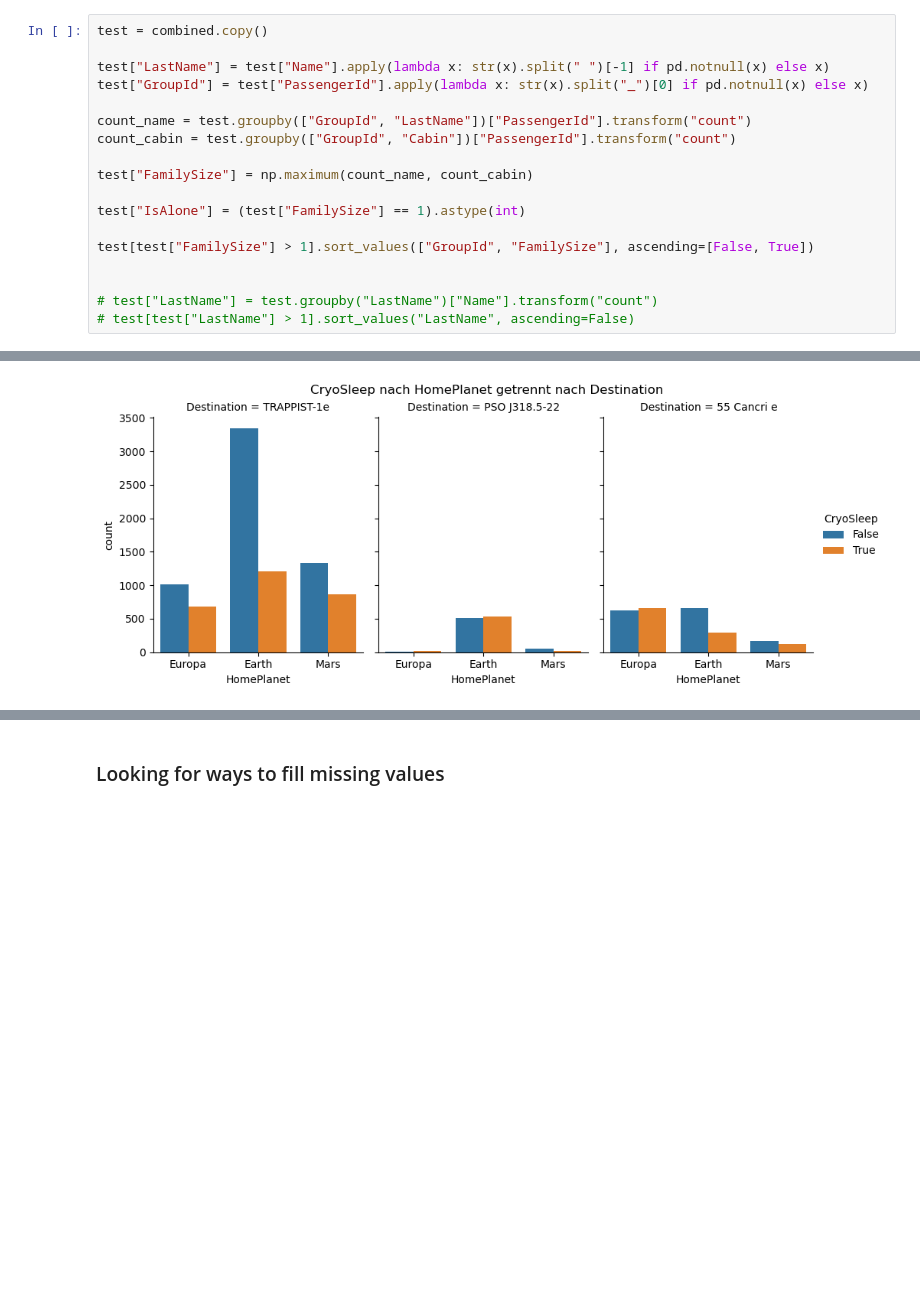
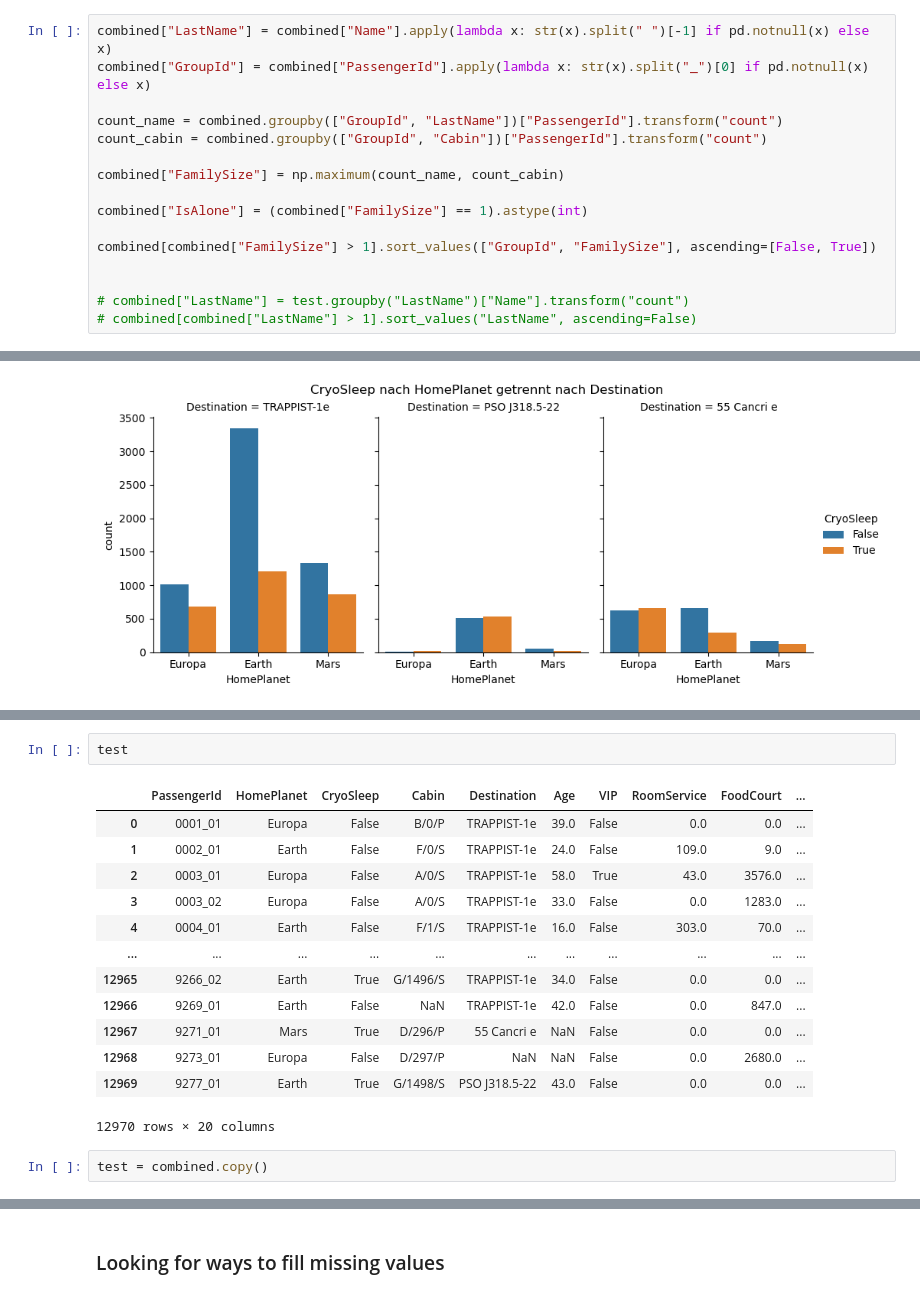
Before and after one commit to aKravtschenko/learning_ml, a Jupyter notebook: spaceship-titanic.ipynb, the cells around one changed output, grey strips where cells are left out. Drawn from its saved outputs; the diff is of its cells as text; blank space fills up the shorter version.

```diff
--- a/spaceship-titanic.ipynb
+++ b/spaceship-titanic.ipynb
@@ -137,23 +122,21 @@ combined.describe()
 | 75% | 38.000000 | 49.000000 | 77.000000 | 29.000000 | 57.000000 | 42.000000 |
 | max | 79.000000 | 14327.000000 | 29813.000000 | 23492.000000 | 22408.000000 | 24133.000000 |
 # %%
-test = combined.copy()
+combined["LastName"] = combined["Name"].apply(lambda x: str(x).split(" ")[-1] if pd.notnull(x) else x)
+combined["GroupId"] = combined["PassengerId"].apply(lambda x: str(x).split("_")[0] if pd.notnull(x) else x)
 
-test["LastName"] = test["Name"].apply(lambda x: str(x).split(" ")[-1] if pd.notnull(x) else x)
-test["GroupId"] = test["PassengerId"].apply(lambda x: str(x).split("_")[0] if pd.notnull(x) else x)
+count_name = combined.groupby(["GroupId", "LastName"])["PassengerId"].transform("count")
+count_cabin = combined.groupby(["GroupId", "Cabin"])["PassengerId"].transform("count")
 
-count_name = test.groupby(["GroupId", "LastName"])["PassengerId"].transform("count")
-count_cabin = test.groupby(["GroupId", "Cabin"])["PassengerId"].transform("count")
+combined["FamilySize"] = np.maximum(count_name, count_cabin)
 
-test["FamilySize"] = np.maximum(count_name, count_cabin)
+combined["IsAlone"] = (combined["FamilySize"] == 1).astype(int)
 
-test["IsAlone"] = (test["FamilySize"] == 1).astype(int)
-
-test[test["FamilySize"] > 1].sort_values(["GroupId", "FamilySize"], ascending=[False, True])
+combined[combined["FamilySize"] > 1].sort_values(["GroupId", "FamilySize"], ascending=[False, True])
 
 
-# test["LastName"] = test.groupby("LastName")["Name"].transform("count")
-# test[test["LastName"] > 1].sort_values("LastName", ascending=False)
+# combined["LastName"] = test.groupby("LastName")["Name"].transform("count")
+# combined[combined["LastName"] > 1].sort_values("LastName", ascending=False)
 # %% [output]
 |  | PassengerId | HomePlanet | CryoSleep | Cabin | Destination | Age | VIP | RoomService | FoodCourt | ... |
 | 8691 | 9280_01 | Europa | False | E/608/S | 55 Cancri e | 32.0 | False | 0.0 | 1049.0 | ... |
@@ -244,0 +238,18 @@ plt_dist_for_col(test, "Side", "VIP")
+# %%
+test
+# %% [output]
+|  | PassengerId | HomePlanet | CryoSleep | Cabin | Destination | Age | VIP | RoomService | FoodCourt | ... |
+| 0 | 0001_01 | Europa | False | B/0/P | TRAPPIST-1e | 39.0 | False | 0.0 | 0.0 | ... |
+| 1 | 0002_01 | Earth | False | F/0/S | TRAPPIST-1e | 24.0 | False | 109.0 | 9.0 | ... |
+| 2 | 0003_01 | Europa | False | A/0/S | TRAPPIST-1e | 58.0 | True | 43.0 | 3576.0 | ... |
+| 3 | 0003_02 | Europa | False | A/0/S | TRAPPIST-1e | 33.0 | False | 0.0 | 1283.0 | ... |
+| 4 | 0004_01 | Earth | False | F/1/S | TRAPPIST-1e | 16.0 | False | 303.0 | 70.0 | ... |
+| ... | ... | ... | ... | ... | ... | ... | ... | ... | ... | ... |
+| 12965 | 9266_02 | Earth | True | G/1496/S | TRAPPIST-1e | 34.0 | False | 0.0 | 0.0 | ... |
+| 12966 | 9269_01 | Earth | False | NaN | TRAPPIST-1e | 42.0 | False | 0.0 | 847.0 | ... |
+| 12967 | 9271_01 | Mars | True | D/296/P | 55 Cancri e | NaN | False | 0.0 | 0.0 | ... |
+| 12968 | 9273_01 | Europa | False | D/297/P | NaN | NaN | False | 0.0 | 2680.0 | ... |
+| 12969 | 9277_01 | Earth | True | G/1498/S | PSO J318.5-22 | 43.0 | False | 0.0 | 0.0 | ... |
+12970 rows × 20 columns
+# %%
+test = combined.copy()
```
Also changed, not shown: parts of 10 cells of this notebook, 1 other file.
